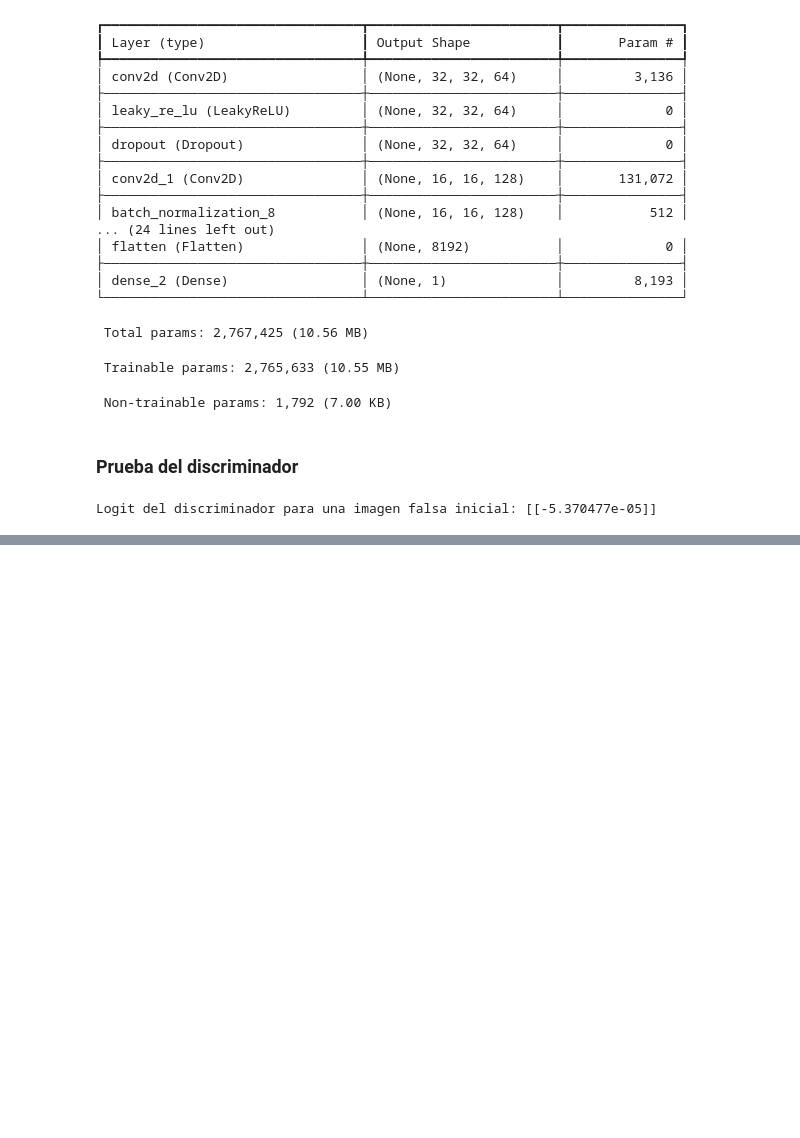
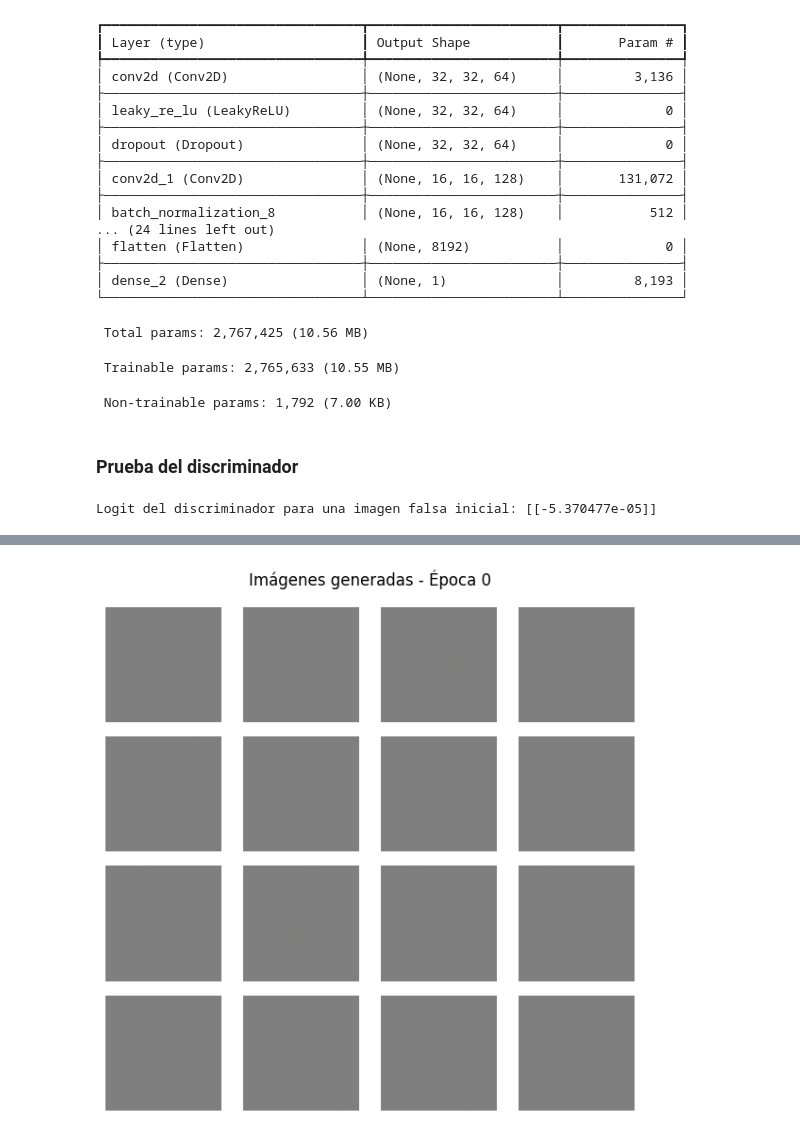
Before and after one commit to DarioGOPY/project-dl-final, a Jupyter notebook: notebooks/2_dcgan_generation.ipynb, the cells around one changed output, grey strips where cells are left out. Drawn from its saved outputs; the diff is of its cells as text; code cells hidden in the pictures; blank space fills up the shorter version.

Commit message:
Hasta entrenamiento DCGAN

```diff
--- a/notebooks/2_dcgan_generation.ipynb
+++ b/notebooks/2_dcgan_generation.ipynb
@@ -467,0 +612,15 @@ Logit del discriminador para una imagen falsa inicial: [[-5.370477e-05]]
+# %%
+checkpoint = tf.train.Checkpoint(
+    generator_optimizer=generator_optimizer,
+    discriminator_optimizer=discriminator_optimizer,
+    generator=generator,
+    discriminator=discriminator
+)
+
+checkpoint_manager = tf.train.CheckpointManager(
+    checkpoint,
+    directory=str(CHECKPOINT_DIR),
+    max_to_keep=5
+)
+
+print("Sistema de checkpoints preparado.")
@@ -467,0 +631,72 @@ Logit del discriminador para una imagen falsa inicial: [[-5.370477e-05]]
+# %%
+def train(dataset, epochs):
+    """
+    Entrena la DCGAN durante un número definido de épocas.
+
+    Guarda:
+    - Imágenes generadas por época.
+    - Checkpoints.
+    - Historial de pérdidas.
+    """
+    history = {
+        "epoch": [],
+        "d_loss": [],
+        "g_loss": [],
+        "d_acc": [],
+        "epoch_time_sec": []
+    }
+
+    # Imagen inicial antes de entrenar
+    generate_and_save_images(generator, 0, FIXED_NOISE)
+
+    for epoch in range(1, epochs + 1):
+        start = time.time()
+
+        d_losses = []
+        g_losses = []
+        d_accs = []
+
+        for real_batch in dataset:
+            d_loss, g_loss, d_acc = train_step(real_batch)
+
+            d_losses.append(float(d_loss))
+            g_losses.append(float(g_loss))
+            d_accs.append(float(d_acc))
+
+        epoch_time = time.time() - start
+
+        d_mean = np.mean(d_losses)
+        g_mean = np.mean(g_losses)
+        d_acc_mean = np.mean(d_accs)
+
+        history["epoch"].append(epoch)
+        history["d_loss"].append(d_mean)
+        history["g_loss"].append(g_mean)
+        history["d_acc"].append(d_acc_mean)
+        history["epoch_time_sec"].append(epoch_time)
+
+        print(
+            f"Época {epoch:03d}/{epochs} | "
+            f"D Loss: {d_mean:.4f} | "
+            f"G Loss: {g_mean:.4f} | "
+            f"D Acc: {d_acc_mean:.4f} | "
+            f"Tiempo: {epoch_time:.1f} s"
+        )
+
+        # Guardar imágenes por época
+        generate_and_save_images(generator, epoch, FIXED_NOISE)
+
+        # Guardar checkpoint cada 5 épocas y al final
+        if epoch % 5 == 0 or epoch == epochs:
+            checkpoint_manager.save()
+
+        # Guardar CSV parcial en cada época
+        pd.DataFrame(history).to_csv(RESULTS_DIR / "training_history.csv", index=False)
+
+    return pd.DataFrame(history)
+
+
+history_df = train(train_dataset, EPOCHS)
+history_df.head()
+# %% [output]
+[figure, added]
```
Also changed, not shown: parts of 11 cells of this notebook.
